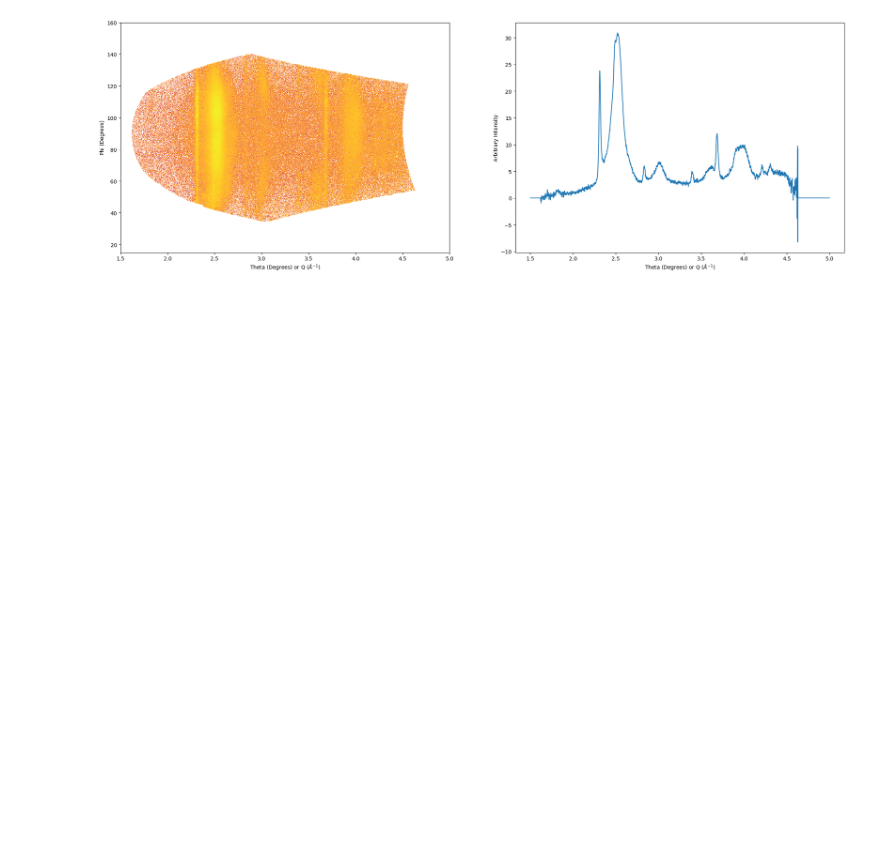
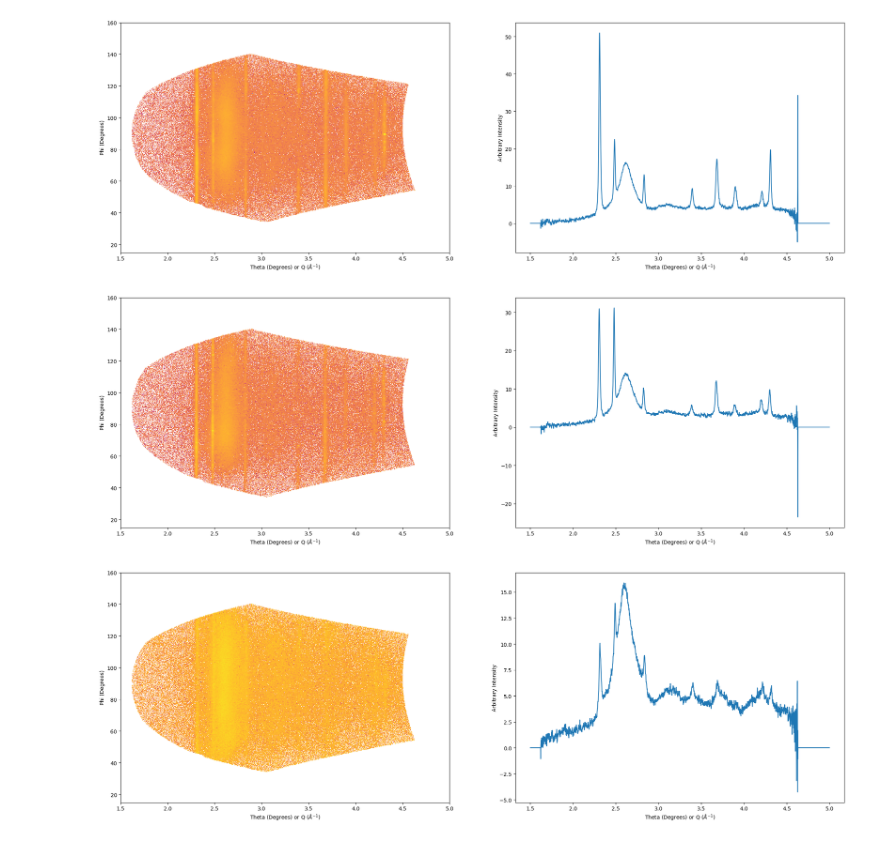
Before and after one commit to mila-fitzgerald/SACLA_RIXS_2025, a Jupyter notebook: XRD/Viewer_SACLA_waterfall.ipynb, the cells around one changed output. Drawn from its saved outputs; the diff is of its cells as text; code cells hidden in the pictures; blank space fills up the shorter version.

Commit message:
Changed the waterfall to be inside a function, less scrolling

```diff
--- a/XRD/Viewer_SACLA_waterfall.ipynb
+++ b/XRD/Viewer_SACLA_waterfall.ipynb
@@ -30,63 +31,22 @@ radial_range = [1.5, 5]  # I suggest [0, 90] or [0,15] when changing units
 azim_range = [15, 160]
 # Units of the integration    Either "2th_deg" or "q_A^-1"  You need to change the radial rangne values as well as the string below
 units="q_A^-1"
+
+pyFAI_dict = {}
+pyFAI_dict['poni'], pyFAI_dict['mask'], pyFAI_dict['map'], pyFAI_dict['npt_rad'], pyFAI_dict['npt_azim'], pyFAI_dict['radial_range'], pyFAI_dict['azim_range'], pyFAI_dict['units'] = fpd1_poni, fpd1_mask, fpd1_map, npt_rad, npt_azim, radial_range, azim_range, units
 # %%
 processed_runs = {} # Run this cell once to set up cache.
 # %%
-run_numbers = [1621257, 1621259, 1621262, 1621264, 1621266]
+run_numbers = [1621282, 1621284, 1621286, 1621288, 1621290, 1621292, 1621294, 1621298, 1621300, 1621302, 1621304, 1621306,
+               1621308, 1621310, 1621312, 1621314, 1621316, 1621318, 1621320, 1621322, 1621324, 1621326, 1621328, 1621330,
+               1621332]
 # Put the runs you consider to be good below, also include them above.
-good_runs = [1621259]
-ims_fpd1 = False
-fpd1_INTs = False
-fpd1_INTs_no_offset = False
-export = True
-offset = 20
-new_runs = {}
-plot_all = False
-plot_good = True
-for idx, run_number in enumerate(run_numbers):
-    try:
-        fpd1_CAKE, fpd1_INT = processed_runs[run_number]['CAKE'], processed_runs[run_number]['INT']
-    except:
-        im_fpd1 = get_XRD_image(run_number, plot=False)
-
-        if isinstance(ims_fpd1, bool):
-            ims_fpd1 = im_fpd1
-        else:
-            ims_fpd1 = np.dstack((ims_fpd1, im_fpd1))
-
-        # pyFAI integration for VAREX 1
-        fpd1_CAKE = fpd1_PONI.integrate2d_ng(im_fpd1 * fpd1_map, npt_rad, npt_azim, azimuth_range=azim_range, radial_range=radial_range, correctSolidAngle=True, polarization_factor=1, unit=units, mask=fpd1_mask)
-        fpd1_INT = fpd1_PONI.integrate1d_ng(im_fpd1 * fpd1_map, npt_rad, azimuth_range=azim_range, radial_range=radial_range, correctSolidAngle=True, polarization_factor=1, unit=units, mask=fpd1_mask)
-
-        processed_runs[run_number] = {}
-        processed_runs[run_number]['CAKE'] = fpd1_CAKE
-        processed_runs[run_number]['INT'] = fpd1_INT
-        new_runs[run_number] = processed_runs[run_number]
-
-    if plot_all:
-        plot(fpd1_CAKE, fpd1_INT, run_number=run_number)
-    elif plot_good:
-        if run_number in good_runs:
-            plot(fpd1_CAKE, fpd1_INT, run_number=run_number)
-        elif run_number in new_runs:
-            plot(fpd1_CAKE, fpd1_INT, run_number=run_number)
-    else:
-        if run_number in new_runs:
-            plot(fpd1_CAKE, fpd1_INT, run_number=run_number)
-
-    if isinstance(fpd1_INTs, bool):
-        fpd1_INTs = fpd1_INT.intensity + (idx*offset)
-        fpd1_INTs_no_offset = fpd1_INT.intensity
-    else:
-        fpd1_INTs = np.vstack((fpd1_INTs, fpd1_INT.intensity + (idx*offset)))
-        fpd1_INTs_no_offset = np.vstack((fpd1_INTs, fpd1_INT.intensity))
-
-    if export:
-        lineout_exportrun = np.stack((fpd1_INT.radial, fpd1_INT.intensity),axis=1)
-        np.savetxt(f'xys/{run_number}.xy',lineout_exportrun)
+good_runs = [1621282]
+processed_runs, new_runs, fpd1_INTs, fpd1_INTs_no_offset, fpd1_INT = process_many_for_waterfall(pyFAI_dict, processed_runs, run_numbers, good_runs, export=True, plot_good=True)
 # %% [output]
-[figure, old version]
+[figure, new version]
+[figure, added]
+[figure, added]
 # %%
 # Plotting just the good runs and new runs
 count=0
```
Also changed, not shown: parts of 4 cells of this notebook, 2 other files.
